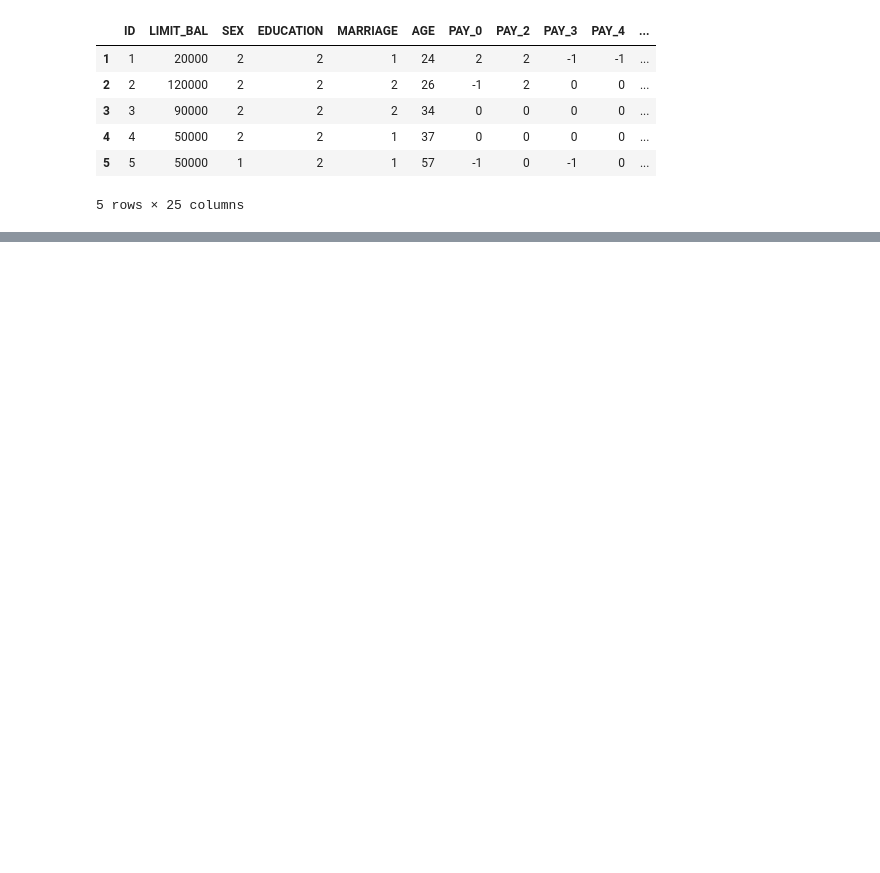
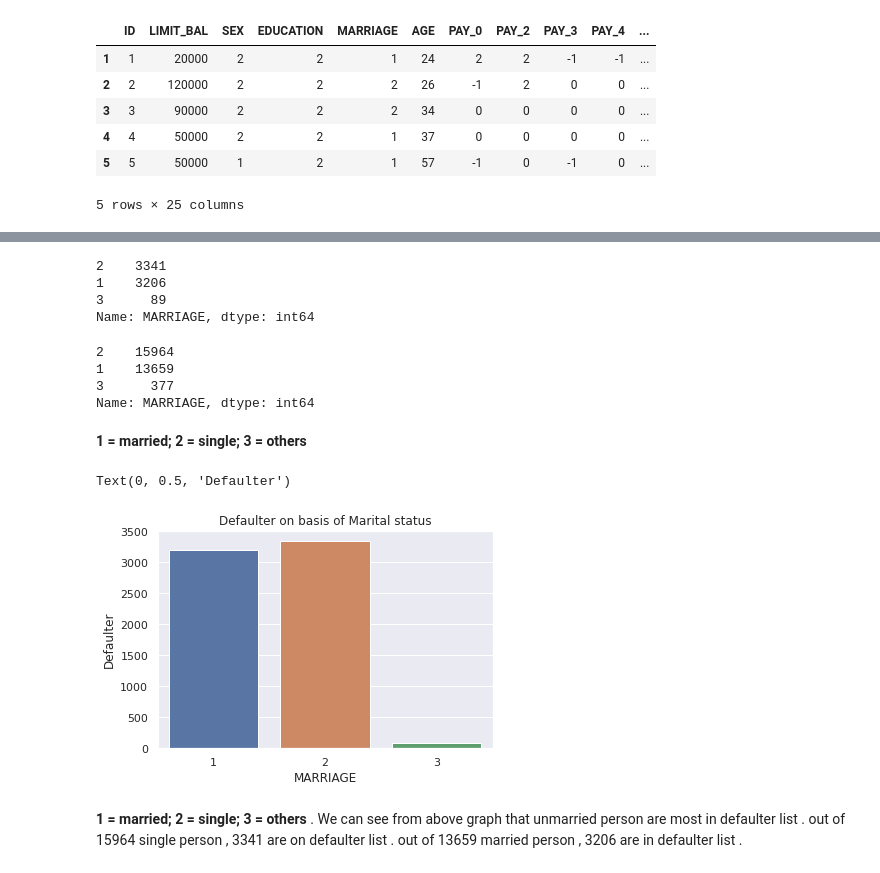
Before and after one commit to ankitkrtiwari7/Creditcard_defaulter, a Jupyter notebook: Copy_of_Credit_Card_Default_Prediction_Capstone_Project.ipynb, the cells around one changed output, grey strips where cells are left out. Cells and saved outputs as stored; diff of their text form; code cells hidden in the pictures; blank space fills up the shorter version.

```diff
--- a/Copy_of_Credit_Card_Default_Prediction_Capstone_Project.ipynb
+++ b/Copy_of_Credit_Card_Default_Prediction_Capstone_Project.ipynb
@@ -231,0 +211,29 @@ for x in df['AGE']:
+# %%
+df['MARRIAGE'] = np.where(df['MARRIAGE']== 0 , 3 , df['MARRIAGE'])
+# %%
+df3 = df['MARRIAGE'][df['Defaulter']==1] #creating dataframe on marriage == defaulter
+# %%
+df3.value_counts()
+# %% [output]
+2    3341
+1    3206
+3      89
+Name: MARRIAGE, dtype: int64
+# %%
+df['MARRIAGE'].value_counts()
+# %% [output]
+2    15964
+1    13659
+3      377
+Name: MARRIAGE, dtype: int64
+# %% [markdown]
+**1 = married; 2 = single; 3 = others**
+# %%
+sns.countplot(df3)
+plt.title('Defaulter on basis of Marital status')
+plt.ylabel('Defaulter')
+# %% [output]
+Text(0, 0.5, 'Defaulter')
+[figure, added]
+# %% [markdown]
+**1 = married; 2 = single; 3 = others** . We can see from above graph that unmarried person are most in defaulter list . out of 15964 single person , 3341 are on defaulter list . out of 13659 married person , 3206 are in defaulter list .
```
Also changed, not shown: parts of 24 cells of this notebook.
